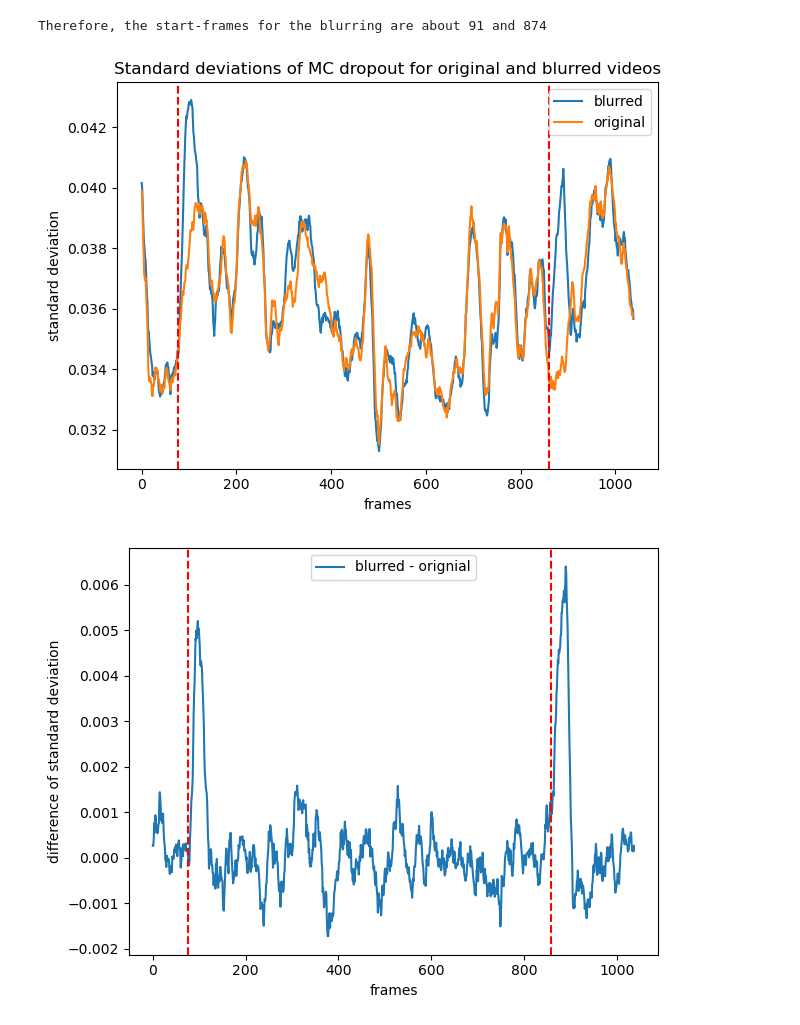
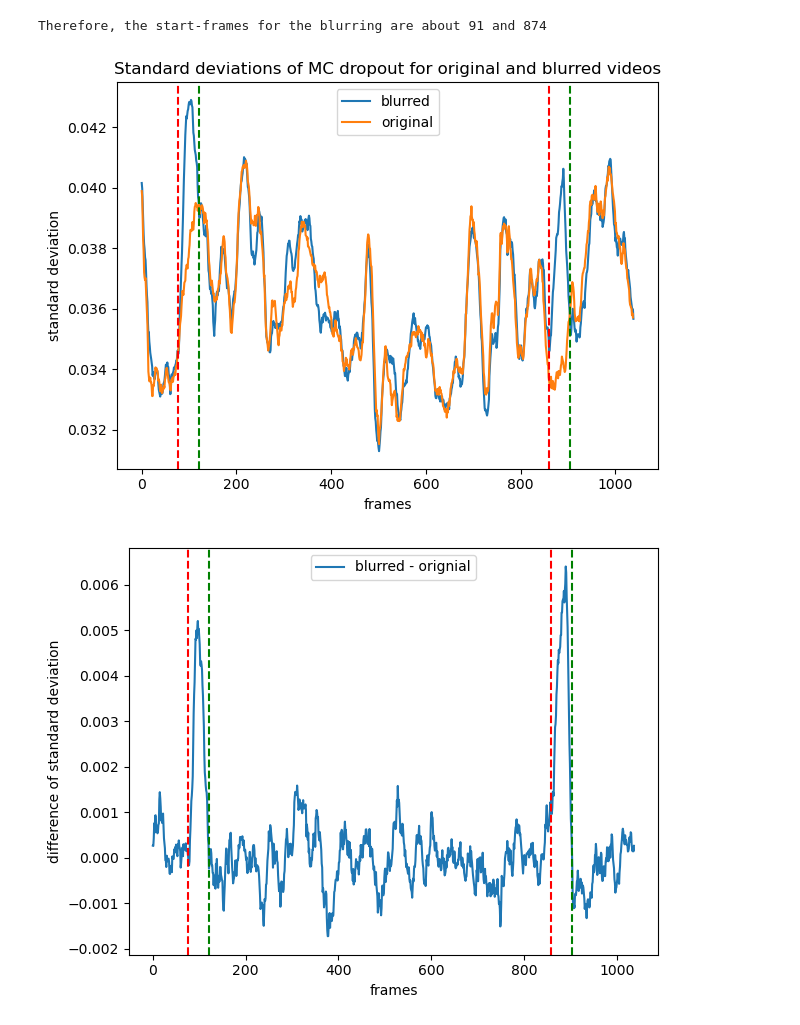
Before and after one commit to feng-jerry/Multimodal-for-video-comprehension, a Jupyter notebook: visualize-mc-dropout.ipynb, the cells around one changed output. Drawn from its saved outputs; the diff is of its cells as text; code cells hidden in the pictures.

```diff
--- a/visualize-mc-dropout.ipynb
+++ b/visualize-mc-dropout.ipynb
@@ -128,32 +128,36 @@ Therefore, the start-frames for the blurring are about 91 and 874
 # %%
 import matplotlib.pyplot as plt
 
 window_size = 15
 
 data = video_std.cpu().numpy()
 smoothed_data = np.convolve(data, np.ones(window_size)/window_size, mode='valid')
 plt.plot(smoothed_data, label="blurred")
 
 original_data = original_video_std.cpu().numpy()
 smoothed_original_data = np.convolve(original_data, np.ones(window_size)/window_size, mode='valid')
 plt.plot(smoothed_original_data, label="original")
 plt.axvline(x=91 - window_size, color='red', linestyle='--')
+plt.axvline(x=91 + 30, color='green', linestyle='--')
 plt.axvline(x=874 - window_size, color='red', linestyle='--')
+plt.axvline(x=874 + 30, color='green', linestyle='--')
 plt.title("Standard deviations of MC dropout for original and blurred videos")
 plt.xlabel("frames")
 plt.ylabel("standard deviation")
 plt.legend()
 plt.tight_layout()
 # %% [output]
-[figure, old version]
+[figure, new version]
 # %%
 min_len = min(len(smoothed_data), len(smoothed_original_data))
 plt.plot(smoothed_data[:min_len] - smoothed_original_data[:min_len], label="blurred - orignial")
 plt.axvline(x=91 - window_size, color='red', linestyle='--')
+plt.axvline(x=91 + 30, color='green', linestyle='--')
 plt.axvline(x=874 - window_size, color='red', linestyle='--')
+plt.axvline(x=874 + 30, color='green', linestyle='--')
 plt.xlabel("frames")
 plt.ylabel("difference of standard deviation")
 plt.legend()
 plt.tight_layout()
 # %% [output]
-[figure, old version]
+[figure, new version]
```
